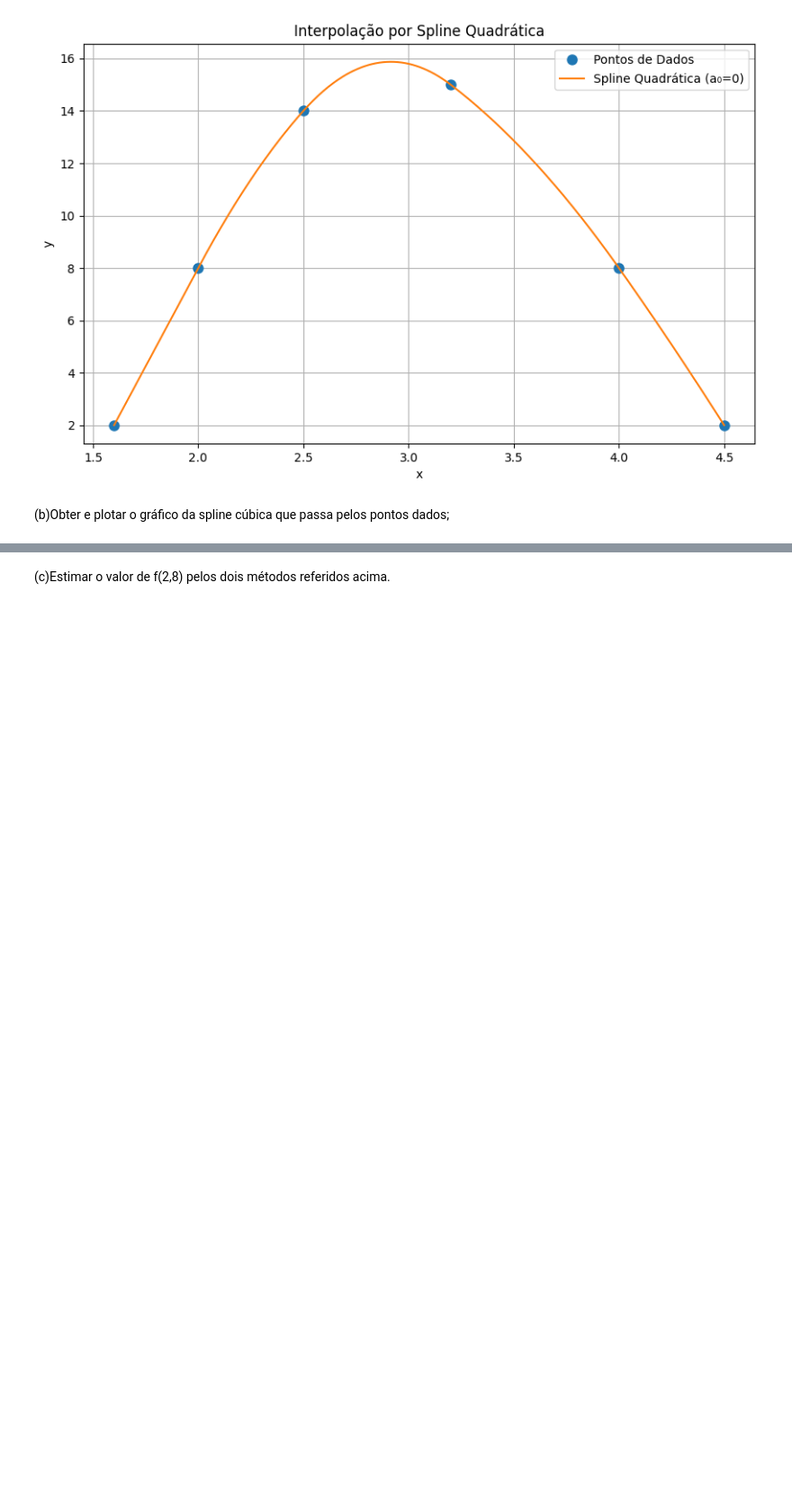
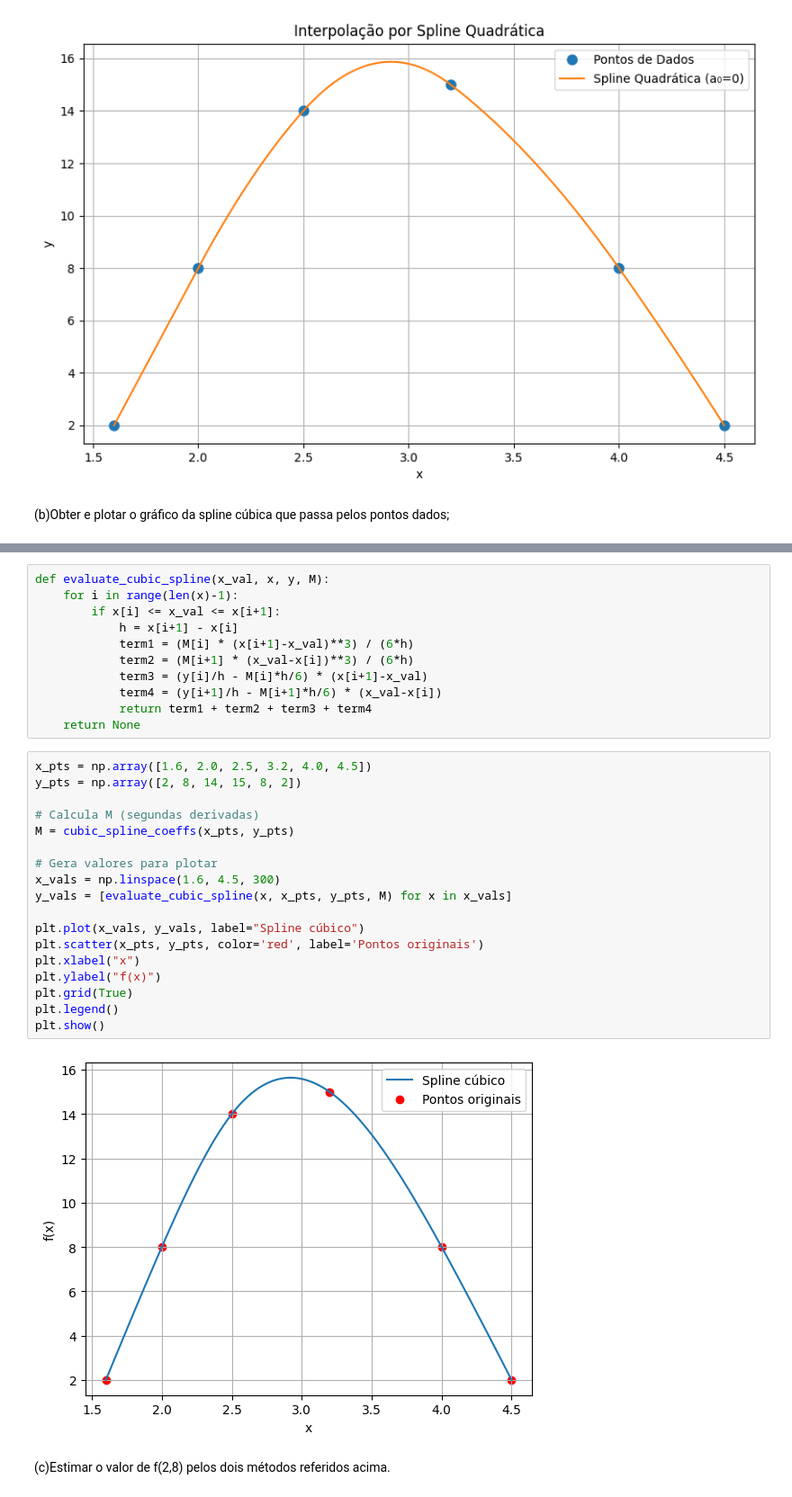
Before and after one commit to Luckas33/MetodosNumericos, a Jupyter notebook: TrabalhoComputacional_2.ipynb, the cells around one changed output, grey strips where cells are left out. Shown: that part at 90% size. Drawn from its saved outputs; the diff is of its cells as text; blank space fills up the shorter version.

```diff
--- a/TrabalhoComputacional_2.ipynb
+++ b/TrabalhoComputacional_2.ipynb
@@ -149,3 +193,34 @@ Segmento 4 ([4.0, 4.5])         : S(x) = -1.2857x² + -1.0714x + 32.8571
+# %%
+def evaluate_cubic_spline(x_val, x, y, M):
+    for i in range(len(x)-1):
+        if x[i] <= x_val <= x[i+1]:
+            h = x[i+1] - x[i]
+            term1 = (M[i] * (x[i+1]-x_val)**3) / (6*h)
+            term2 = (M[i+1] * (x_val-x[i])**3) / (6*h)
+            term3 = (y[i]/h - M[i]*h/6) * (x[i+1]-x_val)
+            term4 = (y[i+1]/h - M[i+1]*h/6) * (x_val-x[i])
+            return term1 + term2 + term3 + term4
+    return None
+# %%
+x_pts = np.array([1.6, 2.0, 2.5, 3.2, 4.0, 4.5])
+y_pts = np.array([2, 8, 14, 15, 8, 2])
+
+# Calcula M (segundas derivadas)
+M = cubic_spline_coeffs(x_pts, y_pts)
+
+# Gera valores para plotar
+x_vals = np.linspace(1.6, 4.5, 300)
+y_vals = [evaluate_cubic_spline(x, x_pts, y_pts, M) for x in x_vals]
+
+plt.plot(x_vals, y_vals, label="Spline cúbico")
+plt.scatter(x_pts, y_pts, color='red', label='Pontos originais')
+plt.xlabel("x")
+plt.ylabel("f(x)")
+plt.grid(True)
+plt.legend()
+plt.show()
+# %% [output]
+[figure, added]
 # %% [markdown]
 (c)Estimar o valor de f(2,8) pelos dois métodos referidos acima.
 # %%
```
Also changed, not shown: parts of 4 cells of this notebook.
